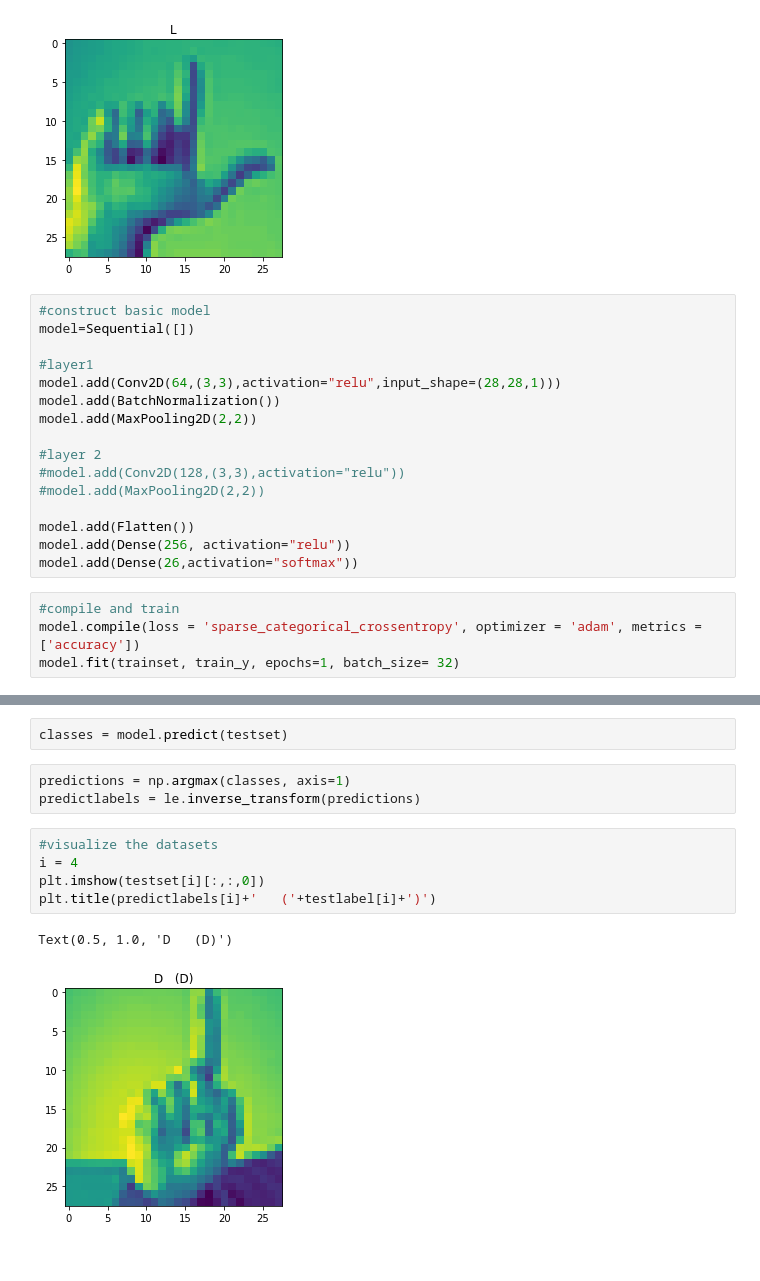
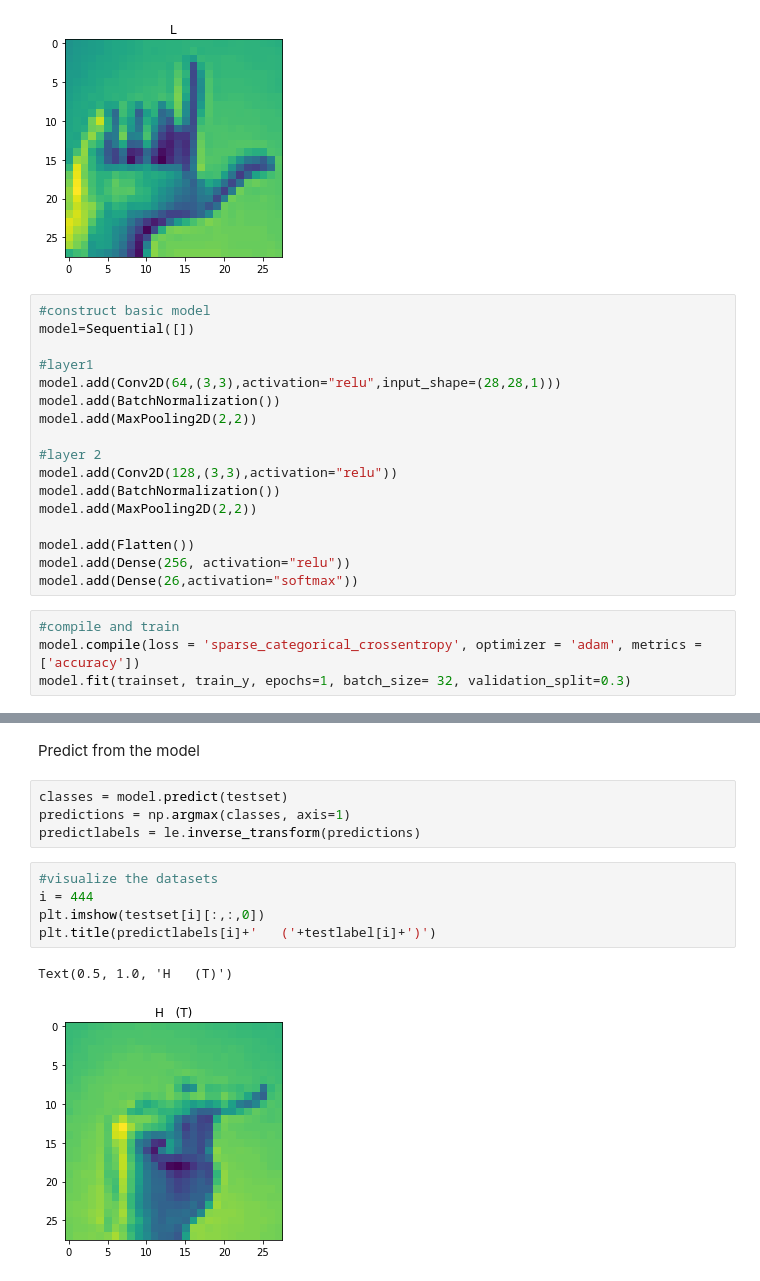
Before and after one commit to astrojneil/ASLmodel, a Jupyter notebook: basicNN.ipynb, the cells around one changed output, grey strips where cells are left out. Saved outputs shown, nothing was run; the diff lists cells and outputs as text.

```diff
--- a/basicNN.ipynb
+++ b/basicNN.ipynb
@@ -48,8 +50,9 @@ model.add(BatchNormalization())
 model.add(MaxPooling2D(2,2))
 
 #layer 2
-#model.add(Conv2D(128,(3,3),activation="relu"))
-#model.add(MaxPooling2D(2,2))
+model.add(Conv2D(128,(3,3),activation="relu"))
+model.add(BatchNormalization())
+model.add(MaxPooling2D(2,2))
 
 model.add(Flatten())
 model.add(Dense(256, activation="relu"))
@@ -57,5 +60,5 @@ model.add(Dense(26,activation="softmax"))
 # %%
 #compile and train
 model.compile(loss = 'sparse_categorical_crossentropy', optimizer = 'adam', metrics = ['accuracy'])
-model.fit(trainset, train_y, epochs=1, batch_size= 32)
+model.fit(trainset, train_y, epochs=1, batch_size= 32, validation_split=0.3)
 # %% [output]
@@ -70,13 +75,14 @@ model.evaluate(testset, test_y, batch_size = 32)
-# %%
-classes = model.predict(testset)
+# %% [markdown]
+Predict from the model
 # %%
+classes = model.predict(testset)
 predictions = np.argmax(classes, axis=1)
 predictlabels = le.inverse_transform(predictions)
 # %%
 #visualize the datasets
-i = 4
+i = 444
 plt.imshow(testset[i][:,:,0])
 plt.title(predictlabels[i]+'   ('+testlabel[i]+')')
 # %% [output]
-Text(0.5, 1.0, 'D   (D)')
+Text(0.5, 1.0, 'H   (T)')
-[figure, old version]
+[figure, new version]
```
Also changed, not shown: parts of 11 cells of this notebook.
